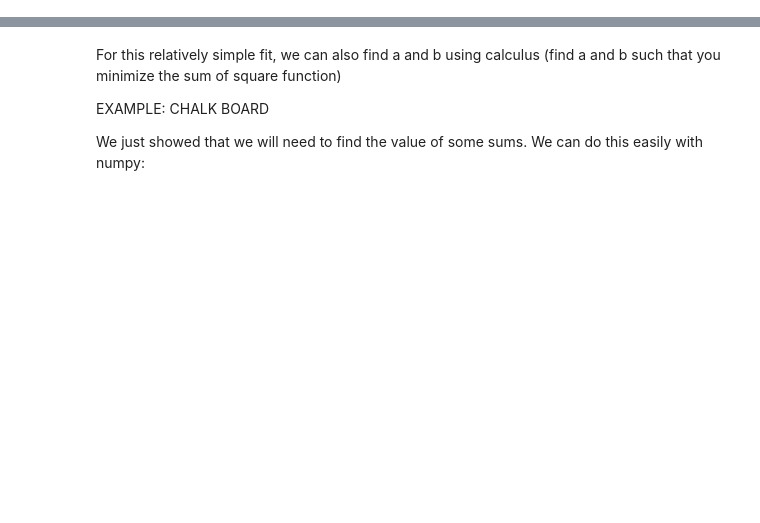
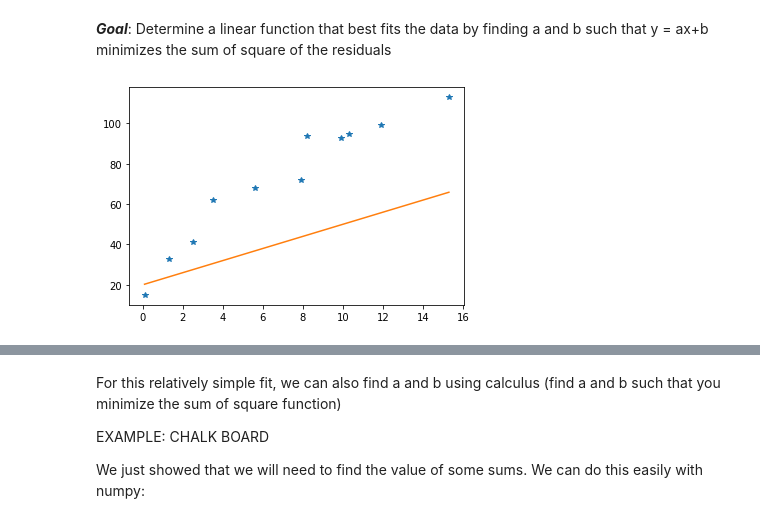
Before and after one commit to goodbyeskyharbor/PurdueNorthwest_PHYS308_ScientificComputing1, a Jupyter notebook: Notebooks/PHYS 308 - 07 - Fitting Data.ipynb, the cells around one changed output, grey strips where cells are left out. Drawn from its saved outputs; the diff is of its cells as text; code cells hidden in the pictures; blank space fills up the shorter version.

```diff
--- a/Notebooks/PHYS 308 - 07 - Fitting Data.ipynb
+++ b/Notebooks/PHYS 308 - 07 - Fitting Data.ipynb
@@ -27 +36,20 @@ plt.show()
+# %% [markdown]
+***Goal***: Determine a linear function that best fits the data by
+finding a and b such that y = ax+b minimizes the sum of square of the residuals
+# %%
+# Define a linear function
+def func(x, a, b):
+    return a * x + b
+
+# Experiment here.
+#   Try some values for a and b and see if you can get a good fit.
+
+a = 3
+b = 20
+
+plt.plot(xa,ya,"*") # Plot the data
+plt.plot(xa,func(xa,a,b)) # Plot the function
+plt.show()
+# %% [output]
+[figure, added]
 # %% [markdown]
```
Also changed, not shown: parts of 11 cells of this notebook, 1 other file.
